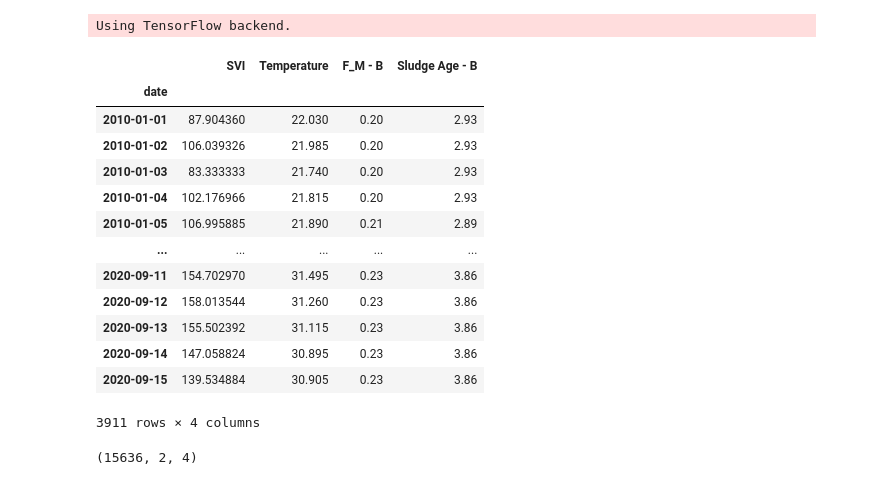
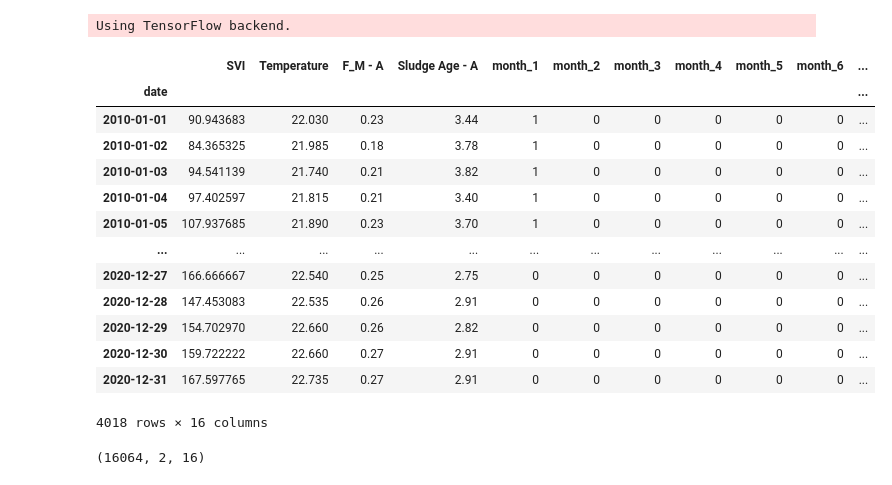
Before and after one commit to efratkohen/Project, a Jupyter notebook: join svi data and sludge age, F_M and temperature.ipynb, the cells around one changed output. Saved outputs shown, nothing was run; the diff lists cells and outputs as text; code cells hidden in the pictures.

```diff
--- a/join svi data and sludge age, F_M and temperature.ipynb
+++ b/join svi data and sludge age, F_M and temperature.ipynb
@@ -44,27 +45,30 @@ for i in range(4):
         join = pd.concat([join, sludge_age_df.iloc[:, np.r_[0, 2]]], axis=1)
     else:
         join = pd.concat([join, sludge_age_df.iloc[:, np.r_[1, 3]]], axis=1)
+    months_df = pd.get_dummies(join.index.month, prefix='month')
+    months_df.index=join.index
+    join = pd.concat([join, months_df], axis=1)
     reactor_list.append(join)
 # %%
-reactor_list[3]
+reactor_list[0]
 # %% [output]
-|  | SVI | Temperature | F_M - B | Sludge Age - B |
-| date |  |  |  |  |
-| 2010-01-01 | 87.904360 | 22.030 | 0.20 | 2.93 |
-| 2010-01-02 | 106.039326 | 21.985 | 0.20 | 2.93 |
-| 2010-01-03 | 83.333333 | 21.740 | 0.20 | 2.93 |
-| 2010-01-04 | 102.176966 | 21.815 | 0.20 | 2.93 |
-| 2010-01-05 | 106.995885 | 21.890 | 0.21 | 2.89 |
-| ... | ... | ... | ... | ... |
-| 2020-09-11 | 154.702970 | 31.495 | 0.23 | 3.86 |
-| 2020-09-12 | 158.013544 | 31.260 | 0.23 | 3.86 |
-| 2020-09-13 | 155.502392 | 31.115 | 0.23 | 3.86 |
-| 2020-09-14 | 147.058824 | 30.895 | 0.23 | 3.86 |
-| 2020-09-15 | 139.534884 | 30.905 | 0.23 | 3.86 |
+|  | SVI | Temperature | F_M - A | Sludge Age - A | month_1 | month_2 | month_3 | month_4 | month_5 | month_6 | ... |
+| date |  |  |  |  |  |  |  |  |  |  | ... |
+| 2010-01-01 | 90.943683 | 22.030 | 0.23 | 3.44 | 1 | 0 | 0 | 0 | 0 | 0 | ... |
+| 2010-01-02 | 84.365325 | 21.985 | 0.18 | 3.78 | 1 | 0 | 0 | 0 | 0 | 0 | ... |
+| 2010-01-03 | 94.541139 | 21.740 | 0.21 | 3.82 | 1 | 0 | 0 | 0 | 0 | 0 | ... |
+| 2010-01-04 | 97.402597 | 21.815 | 0.21 | 3.40 | 1 | 0 | 0 | 0 | 0 | 0 | ... |
+| 2010-01-05 | 107.937685 | 21.890 | 0.23 | 3.70 | 1 | 0 | 0 | 0 | 0 | 0 | ... |
+| ... | ... | ... | ... | ... | ... | ... | ... | ... | ... | ... | ... |
+| 2020-12-27 | 166.666667 | 22.540 | 0.25 | 2.75 | 0 | 0 | 0 | 0 | 0 | 0 | ... |
+| 2020-12-28 | 147.453083 | 22.535 | 0.26 | 2.91 | 0 | 0 | 0 | 0 | 0 | 0 | ... |
+| 2020-12-29 | 154.702970 | 22.660 | 0.26 | 2.82 | 0 | 0 | 0 | 0 | 0 | 0 | ... |
+| 2020-12-30 | 159.722222 | 22.660 | 0.27 | 2.91 | 0 | 0 | 0 | 0 | 0 | 0 | ... |
+| 2020-12-31 | 167.597765 | 22.735 | 0.27 | 2.91 | 0 | 0 | 0 | 0 | 0 | 0 | ... |
-3911 rows × 4 columns
+4018 rows × 16 columns
 # %%
 X, Y = km.create_join_x_y_arr(reactor_list, n_steps_in=2, binary=True)
 # %%
 X.shape
 # %% [output]
-(15636, 2, 4)
+(16064, 2, 16)
```
Also changed, not shown: parts of 11 cells of this notebook, 2 other files.
